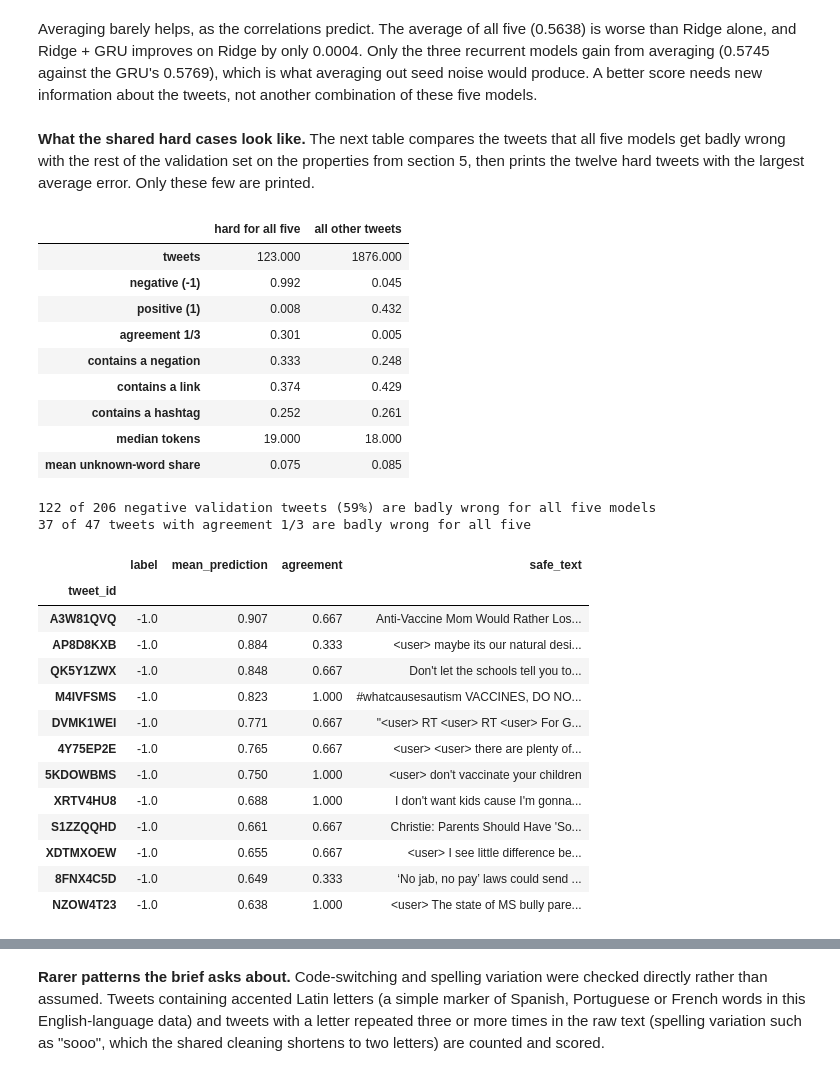
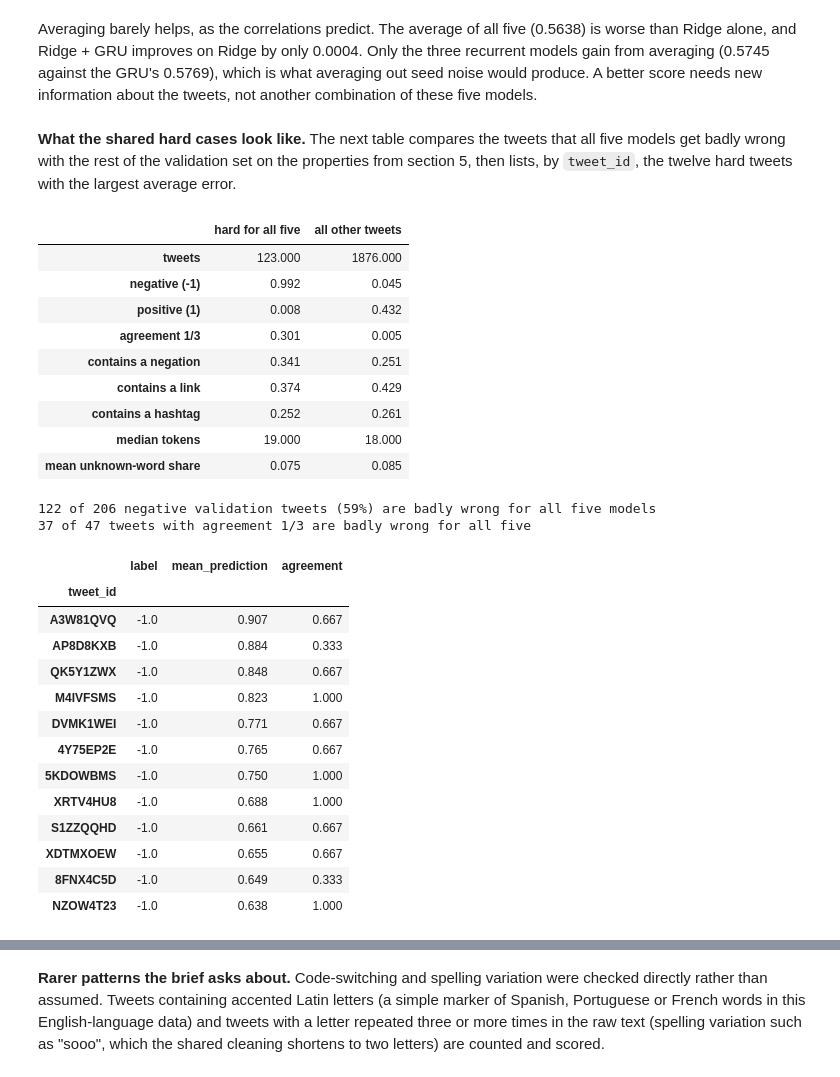
Before and after one commit to Adossi-design/vaccine-sentiment-sequential-models, a Jupyter notebook: notebooks/05_model_comparison_and_error_analysis.ipynb, the cells around one changed output, grey strips where cells are left out. Saved outputs shown, nothing was run; the diff lists cells and outputs as text; code cells hidden in the pictures.

```diff
--- a/notebooks/05_model_comparison_and_error_analysis.ipynb
+++ b/notebooks/05_model_comparison_and_error_analysis.ipynb
@@ -72,7 +72,7 @@ from src.preprocess import prepare_series
 MODELS = {"ridge": "TF-IDF + Ridge", "svr": "TF-IDF + SVR", "rnn": "Simple RNN", "lstm": "LSTM", "gru": "GRU"}
 FAMILY = {"ridge": "TF-IDF baseline", "svr": "TF-IDF baseline",
           "rnn": "recurrent", "lstm": "recurrent", "gru": "recurrent"}
-NEGATION = r"\b(?:not|no|never|nor|cannot)\b|n't"  # the negation pattern notebooks 03 and 04 use
+NEGATION = r"\b(?:not|no|never|nor|cannot)\b|n['’]t"  # notebook 03's word list; n['’]t also catches curly apostrophes
 common.FIGURES_DIR.mkdir(parents=True, exist_ok=True)
 
 # Figure style shared with notebook 04: thin marks, a recessive grid, text in ink colours.
@@ -460,7 +460,7 @@ display(pd.DataFrame({
 # %% [markdown]
 Averaging barely helps, as the correlations predict. The average of all five (0.5638) is worse than Ridge alone, and Ridge + GRU improves on Ridge by only 0.0004. Only the three recurrent models gain from averaging (0.5745 against the GRU's 0.5769), which is what averaging out seed noise would produce. A better score needs new information about the tweets, not another combination of these five models.
 # %% [markdown]
-**What the shared hard cases look like.** The next table compares the tweets that all five models get badly wrong with the rest of the validation set on the properties from section 5, then prints the twelve hard tweets with the largest average error. Only these few are printed.
+**What the shared hard cases look like.** The next table compares the tweets that all five models get badly wrong with the rest of the validation set on the properties from section 5, then lists, by `tweet_id`, the twelve hard tweets with the largest average error.
 # %%
 hard = n_bad == 5
 profile = pd.DataFrame({
@@ -471,48 +471,47 @@ profile = pd.DataFrame({
         "agreement 1/3": (T.loc[mask, "agreement"] == 0.333).mean(),
         "contains a negation": T.loc[mask, "negation"].mean(),
         "contains a link": T.loc[mask, "url"].mean(),
         "contains a hashtag": T.loc[mask, "hashtag"].mean(),
         "median tokens": T.loc[mask, "tokens"].median(),
         "mean unknown-word share": T.loc[mask, "unknown share"].mean(),
     }
     for group, mask in {"hard for all five": hard, "all other tweets": ~hard}.items()
 })
 display(profile.round(3))
 negatives, low_agreement = T["label"] == -1, T["agreement"] == 0.333
 print(f"{int((hard & negatives).sum())} of {int(negatives.sum())} negative validation tweets "
       f"({(hard & negatives).sum() / negatives.sum():.0%}) are badly wrong for all five models")
 print(f"{int((hard & low_agreement).sum())} of {int(low_agreement.sum())} tweets with agreement 1/3 are badly wrong for all five")
 
 sample = (val_df.set_index("tweet_id").loc[hard[hard].index, ["label", "agreement", "safe_text"]]
           .assign(mean_prediction=P.loc[hard, list(MODELS)].mean(axis=1), mean_abs_error=abs_err.loc[hard].mean(axis=1))
           .nlargest(12, "mean_abs_error"))
-with pd.option_context("display.max_colwidth", 150):
-    display(sample[["label", "mean_prediction", "agreement", "safe_text"]].round(3))
+display(sample[["label", "mean_prediction", "agreement"]].round(3))  # IDs only, no tweet text
 # %% [output]
 |  | hard for all five | all other tweets |
 | tweets | 123.000 | 1876.000 |
 | negative (-1) | 0.992 | 0.045 |
 | positive (1) | 0.008 | 0.432 |
 | agreement 1/3 | 0.301 | 0.005 |
-| contains a negation | 0.333 | 0.248 |
+| contains a negation | 0.341 | 0.251 |
 | contains a link | 0.374 | 0.429 |
 | contains a hashtag | 0.252 | 0.261 |
 | median tokens | 19.000 | 18.000 |
 | mean unknown-word share | 0.075 | 0.085 |
 122 of 206 negative validation tweets (59%) are badly wrong for all five models
 37 of 47 tweets with agreement 1/3 are badly wrong for all five
-|  | label | mean_prediction | agreement | safe_text |
-| tweet_id |  |  |  |  |
-| A3W81QVQ | -1.0 | 0.907 | 0.667 | Anti-Vaccine Mom Would Rather Los... |
-| AP8D8KXB | -1.0 | 0.884 | 0.333 | <user> maybe its our natural desi... |
-| QK5Y1ZWX | -1.0 | 0.848 | 0.667 | Don't let the schools tell you to... |
-| M4IVFSMS | -1.0 | 0.823 | 1.000 | #whatcausesautism VACCINES, DO NO... |
-| DVMK1WEI | -1.0 | 0.771 | 0.667 | "<user> RT <user> RT <user> For G... |
-| 4Y75EP2E | -1.0 | 0.765 | 0.667 | <user> <user> there are plenty of... |
-| 5KDOWBMS | -1.0 | 0.750 | 1.000 | <user> don't vaccinate your children |
-| XRTV4HU8 | -1.0 | 0.688 | 1.000 | I don't want kids cause I'm gonna... |
-| S1ZZQQHD | -1.0 | 0.661 | 0.667 | Christie: Parents Should Have 'So... |
-| XDTMXOEW | -1.0 | 0.655 | 0.667 | <user> I see little difference be... |
-| 8FNX4C5D | -1.0 | 0.649 | 0.333 | ‘No jab, no pay’ laws could send ... |
-| NZOW4T23 | -1.0 | 0.638 | 1.000 | <user> The state of MS bully pare... |
+|  | label | mean_prediction | agreement |
+| tweet_id |  |  |  |
+| A3W81QVQ | -1.0 | 0.907 | 0.667 |
+| AP8D8KXB | -1.0 | 0.884 | 0.333 |
+| QK5Y1ZWX | -1.0 | 0.848 | 0.667 |
+| M4IVFSMS | -1.0 | 0.823 | 1.000 |
+| DVMK1WEI | -1.0 | 0.771 | 0.667 |
+| 4Y75EP2E | -1.0 | 0.765 | 0.667 |
+| 5KDOWBMS | -1.0 | 0.750 | 1.000 |
+| XRTV4HU8 | -1.0 | 0.688 | 1.000 |
+| S1ZZQQHD | -1.0 | 0.661 | 0.667 |
+| XDTMXOEW | -1.0 | 0.655 | 0.667 |
+| 8FNX4C5D | -1.0 | 0.649 | 0.333 |
+| NZOW4T23 | -1.0 | 0.638 | 1.000 |
 # %% [markdown]
```
Also changed, not shown: parts of 11 cells of this notebook, 1 other file.
